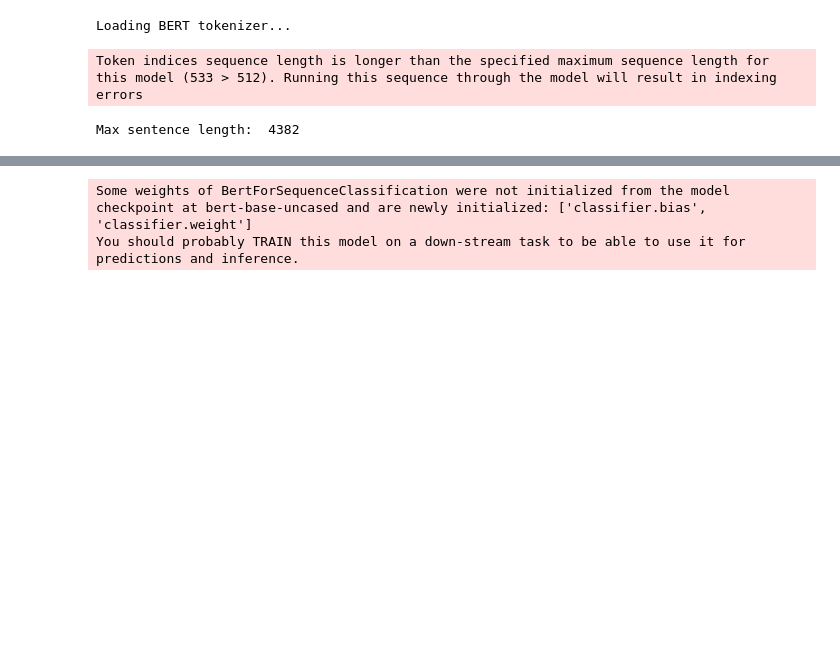
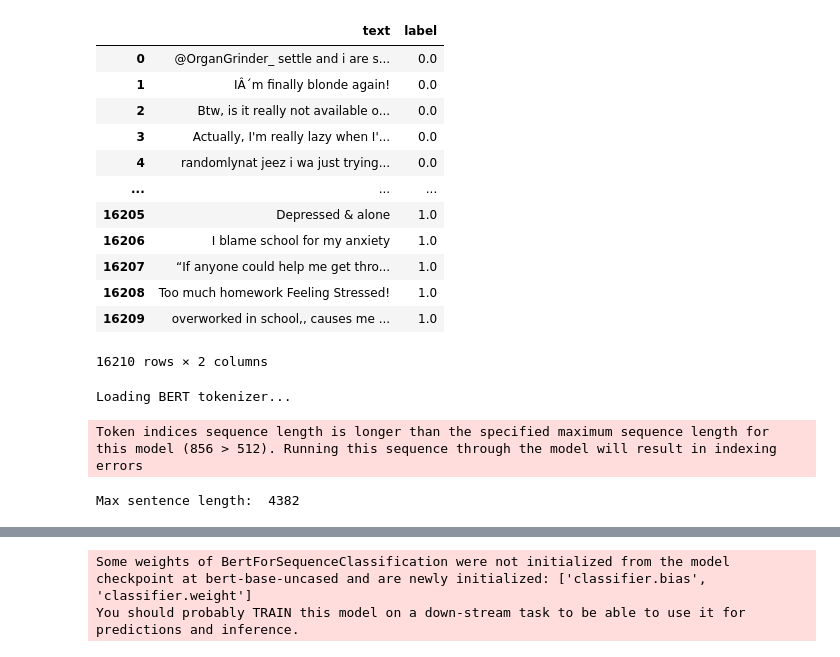
Before and after one commit to normalwalrus/DepressionDetection, a Jupyter notebook: BERT_v2.ipynb, the cells around one changed output, grey strips where cells are left out. Drawn from its saved outputs; the diff is of its cells as text; code cells hidden in the pictures; blank space fills up the shorter version.

```diff
--- a/BERT_v2.ipynb
+++ b/BERT_v2.ipynb
@@ -81,4 +89,20 @@ label
 Name: count, dtype: int64
+# %%
+data_df
+# %% [output]
+|  | text | label |
+| 0 | @OrganGrinder_ settle and i are s... | 0.0 |
+| 1 | IÂ´m finally blonde again! | 0.0 |
+| 2 | Btw, is it really not available o... | 0.0 |
+| 3 | Actually, I'm really lazy when I'... | 0.0 |
+| 4 | randomlynat jeez i wa just trying... | 0.0 |
+| ... | ... | ... |
+| 16205 | Depressed & alone | 1.0 |
+| 16206 | I blame school for my anxiety | 1.0 |
+| 16207 | “If anyone could help me get thro... | 1.0 |
+| 16208 | Too much homework Feeling Stressed! | 1.0 |
+| 16209 | overworked in school,, causes me ... | 1.0 |
+16210 rows × 2 columns
 # %%
 from transformers import BertTokenizer
 
@@ -90,8 +114,10 @@ Loading BERT tokenizer...
 # %%
 max_len = 0
 
+sentences = data_df['text']
+
 # For every sentence...
-for sent in data_df['text']:
+for sent in sentences:
 
     # Tokenize the text and add `[CLS]` and `[SEP]` tokens.
     input_ids = tokenizer.encode(sent, add_special_tokens=True)
@@ -103,7 +129,7 @@ for sent in data_df['text']:
 
 print('Max sentence length: ', max_len)
 # %% [output]
-Token indices sequence length is longer than the specified maximum sequence length for this model (533 > 512). Running this sequence through the model will result in indexing errors
+Token indices sequence length is longer than the specified maximum sequence length for this model (856 > 512). Running this sequence through the model will result in indexing errors
 Max sentence length:  4382
 # %%
 sentences = data_df['text']
```
Also changed, not shown: parts of 14 cells of this notebook, 2 other files.
